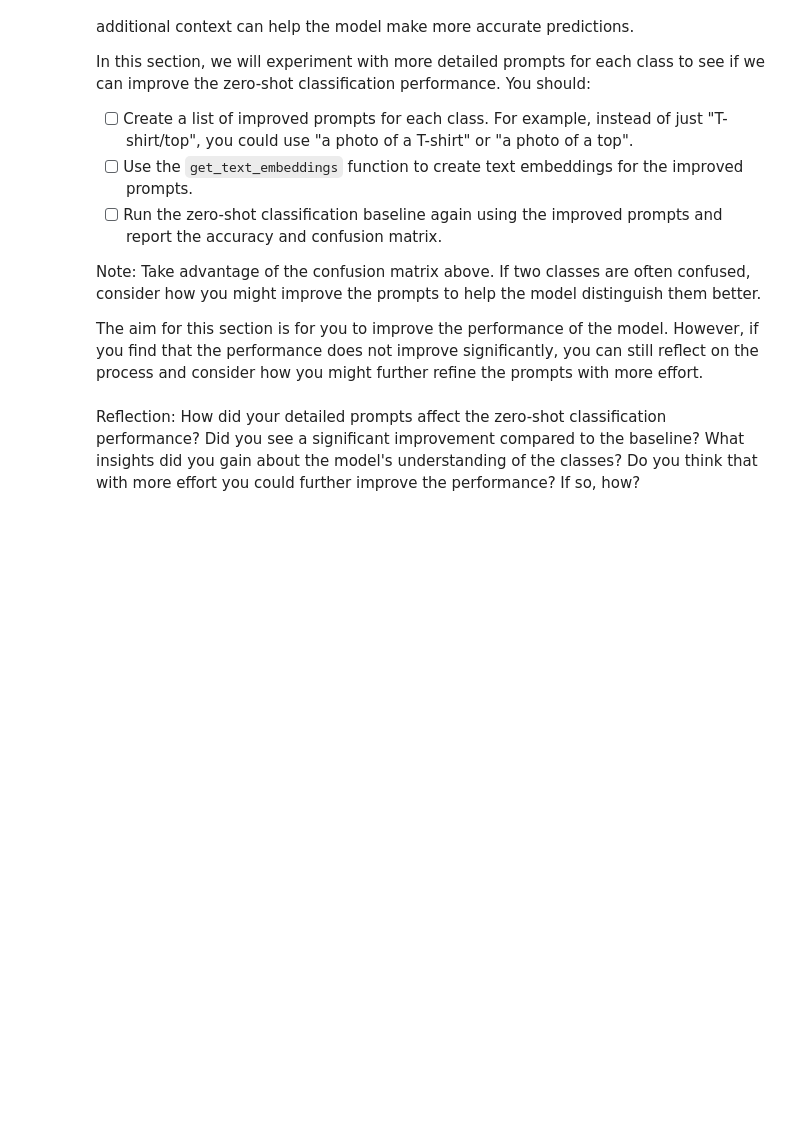
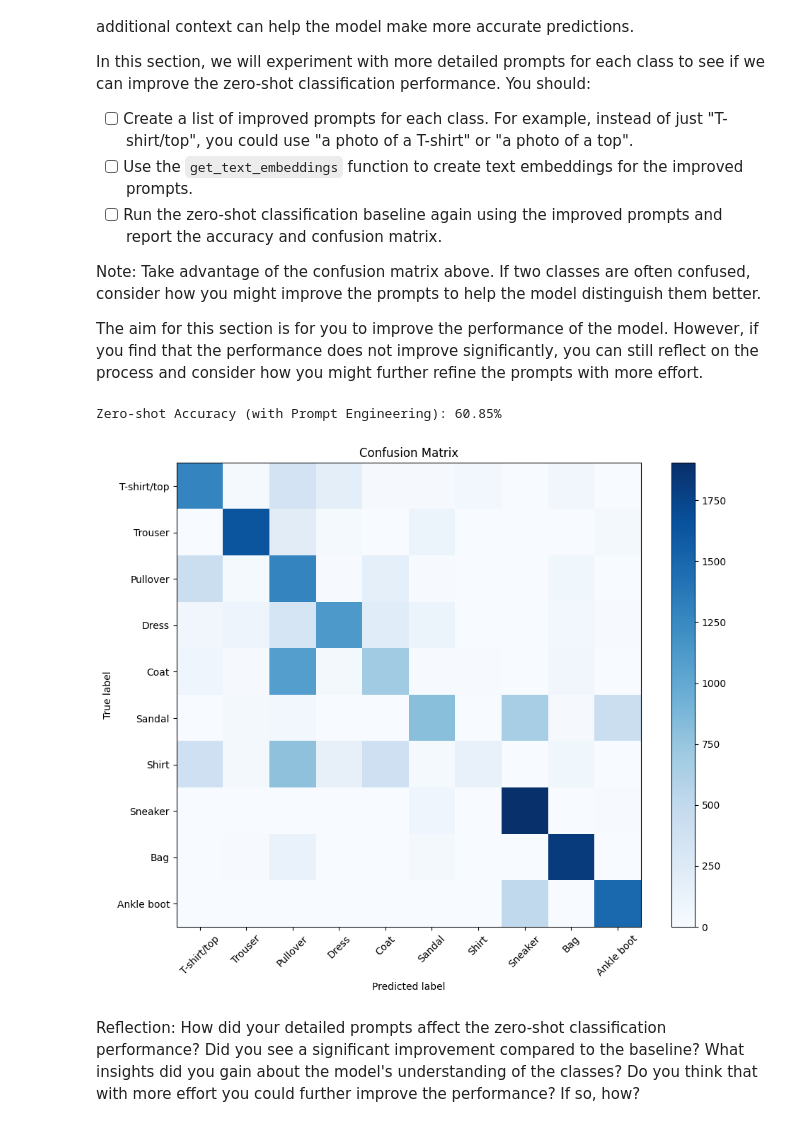
Before and after one commit to anchitaaghag/deep_learning, a Jupyter notebook: 02_activities/assignments/assignment_2.ipynb, the cells around one changed output. Drawn from its saved outputs; the diff is of its cells as text; code cells hidden in the pictures; blank space fills up the shorter version.

```diff
--- a/02_activities/assignments/assignment_2.ipynb
+++ b/02_activities/assignments/assignment_2.ipynb
@@ -252,6 +303,65 @@ In this section, we will experiment with more detailed prompts for each class to
 Note: Take advantage of the confusion matrix above. If two classes are often confused, consider how you might improve the prompts to help the model distinguish them better.
 
 The aim for this section is for you to improve the performance of the model. However, if you find that the performance does not improve significantly, you can still reflect on the process and consider how you might further refine the prompts with more effort.
+# %%
+# Improved prompts for each class
+
+PROMPTS = [
+    "a photo of a t-shirt",
+    "a photo of a pair of trousers",
+    "a photo of a pullover",
+    "a photo of a dress",
+    "a photo of a winter coat",
+    "a photo of a sandal",
+    "a photo of a button-up shirt",
+    "a photo of a sneaker",
+    "a photo of a purse",
+    "a photo of an ankle boot"
+]
+# %%
+# Create text embeddings for the improved prompts
+
+new_text_feats = get_text_embeddings(PROMPTS)
+# %%
+# Run zero-shot classification
+
+for pixel_values, labels in test_loader:
+
+    # Get the image embeddings
+    image_feats = get_image_embeddings(pixel_values)
+
+    # Calculate the similarity and predictions
+    similarity = get_cosine_similarity(image_feats, new_text_feats)
+    grouped_preds = get_predictions(similarity)
+
+    # Calculate the results
+    y_true.extend(labels.tolist())
+    y_pred.extend(grouped_preds.tolist())
+
+# Report the accuracy of the predictions
+prompt_accuracy = accuracy_score(y_true, y_pred)
+print(f"Zero-shot Accuracy (with Prompt Engineering): {prompt_accuracy * 100:.2f}%")
+
+# Report the confusion matrix
+def plot_confusion_matrix(y_true, y_pred, class_names):
+    cm = confusion_matrix(y_true, y_pred)
+    plt.figure(figsize=(10, 8))
+    plt.imshow(cm, interpolation='nearest', cmap=plt.cm.Blues)
+    plt.title('Confusion Matrix')
+    plt.colorbar()
+    tick_marks = np.arange(len(class_names))
+    plt.xticks(tick_marks, class_names, rotation=45)
+    plt.yticks(tick_marks, class_names)
+    plt.ylabel('True label')
+    plt.xlabel('Predicted label')
+    plt.tight_layout()
+    plt.show()
+
+# Display the confusion matrix
+plot_confusion_matrix(y_true, y_pred, CLASS_NAMES)
+# %% [output]
+Zero-shot Accuracy (with Prompt Engineering): 60.85%
+[figure, added]
 # %% [markdown]
 Reflection: How did your detailed prompts affect the zero-shot classification performance? Did you see a significant improvement compared to the baseline? What insights did you gain about the model's understanding of the classes? Do you think that with more effort you could further improve the performance? If so, how?
 # %% [markdown]
```
Also changed, not shown: parts of 4 cells of this notebook.
